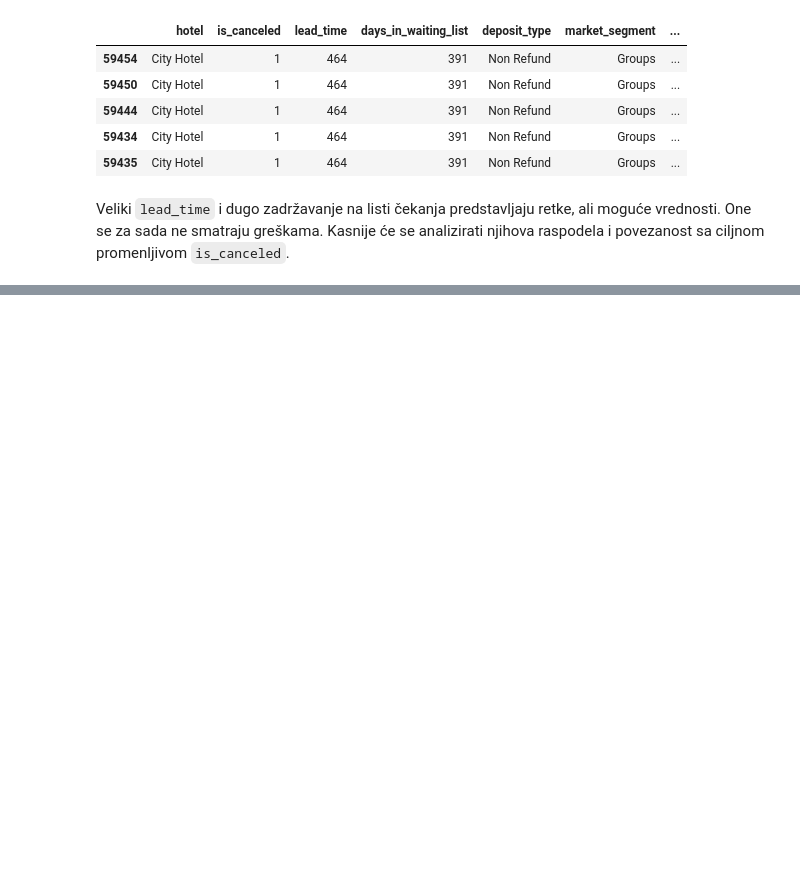
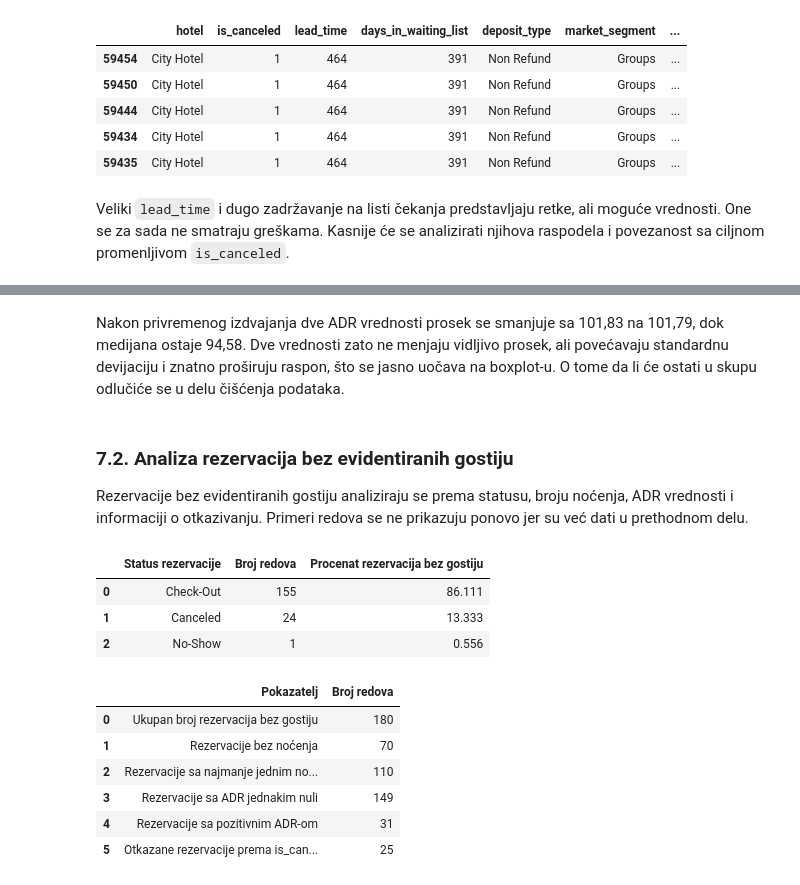
Before and after one commit to angelinalazarevic/Seminarski-UNP---Hotel-Booking, a Jupyter notebook: notebooks/hotel_booking_analysis.ipynb, the cells around one changed output, grey strips where cells are left out. Drawn from its saved outputs; the diff is of its cells as text; code cells hidden in the pictures; blank space fills up the shorter version.

```diff
--- a/notebooks/hotel_booking_analysis.ipynb
+++ b/notebooks/hotel_booking_analysis.ipynb
@@ -431,0 +496,52 @@ U ovom delu nijedan zapis nije uklonjen niti izmenjen. Sledeći korak biće cilj
+# %% [markdown]
+Nakon privremenog izdvajanja dve ADR vrednosti prosek se smanjuje sa 101,83 na 101,79, dok medijana ostaje 94,58. Dve vrednosti zato ne menjaju vidljivo prosek, ali povećavaju standardnu devijaciju i znatno proširuju raspon, što se jasno uočava na boxplot-u. O tome da li će ostati u skupu odlučiće se u delu čišćenja podataka.
+# %% [markdown]
+### 7.2. Analiza rezervacija bez evidentiranih gostiju
+
+Rezervacije bez evidentiranih gostiju analiziraju se prema statusu, broju noćenja, ADR vrednosti i informaciji o otkazivanju. Primeri redova se ne prikazuju ponovo jer su već dati u prethodnom delu.
+# %%
+zero_guest_rows = analysis_df[analysis_df["total_guests"] == 0]
+
+zero_guest_status_summary = (
+    zero_guest_rows["reservation_status"]
+    .value_counts(dropna=False)
+    .rename_axis("Status rezervacije")
+    .reset_index(name="Broj redova")
+)
+zero_guest_status_summary["Procenat rezervacija bez gostiju"] = (
+    zero_guest_status_summary["Broj redova"] / len(zero_guest_rows) * 100
+).round(3)
+
+zero_guest_overview = pd.DataFrame({
+    "Pokazatelj": [
+        "Ukupan broj rezervacija bez gostiju",
+        "Rezervacije bez noćenja",
+        "Rezervacije sa najmanje jednim noćenjem",
+        "Rezervacije sa ADR jednakim nuli",
+        "Rezervacije sa pozitivnim ADR-om",
+        "Otkazane rezervacije prema is_canceled"
+    ],
+    "Broj redova": [
+        len(zero_guest_rows),
+        (zero_guest_rows["total_stay"] == 0).sum(),
+        (zero_guest_rows["total_stay"] > 0).sum(),
+        (zero_guest_rows["adr"] == 0).sum(),
+        (zero_guest_rows["adr"] > 0).sum(),
+        (zero_guest_rows["is_canceled"] == 1).sum()
+    ]
+})
+
+display(zero_guest_status_summary)
+display(zero_guest_overview)
+# %% [output]
+|  | Status rezervacije | Broj redova | Procenat rezervacija bez gostiju |
+| 0 | Check-Out | 155 | 86.111 |
+| 1 | Canceled | 24 | 13.333 |
+| 2 | No-Show | 1 | 0.556 |
+|  | Pokazatelj | Broj redova |
+| 0 | Ukupan broj rezervacija bez gostiju | 180 |
+| 1 | Rezervacije bez noćenja | 70 |
+| 2 | Rezervacije sa najmanje jednim no... | 110 |
+| 3 | Rezervacije sa ADR jednakim nuli | 149 |
+| 4 | Rezervacije sa pozitivnim ADR-om | 31 |
+| 5 | Otkazane rezervacije prema is_can... | 25 |
```
Also changed, not shown: parts of 37 cells of this notebook.
